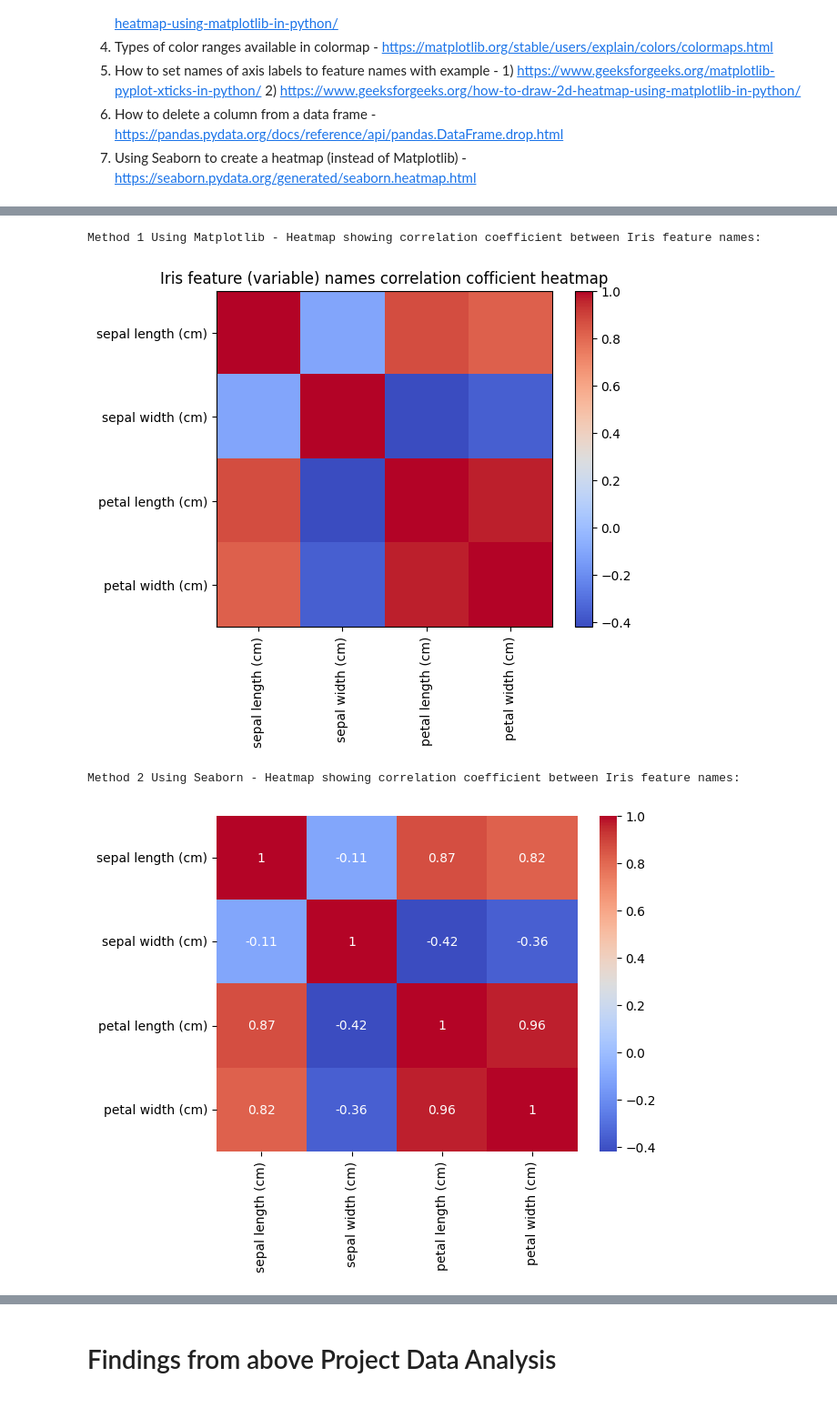
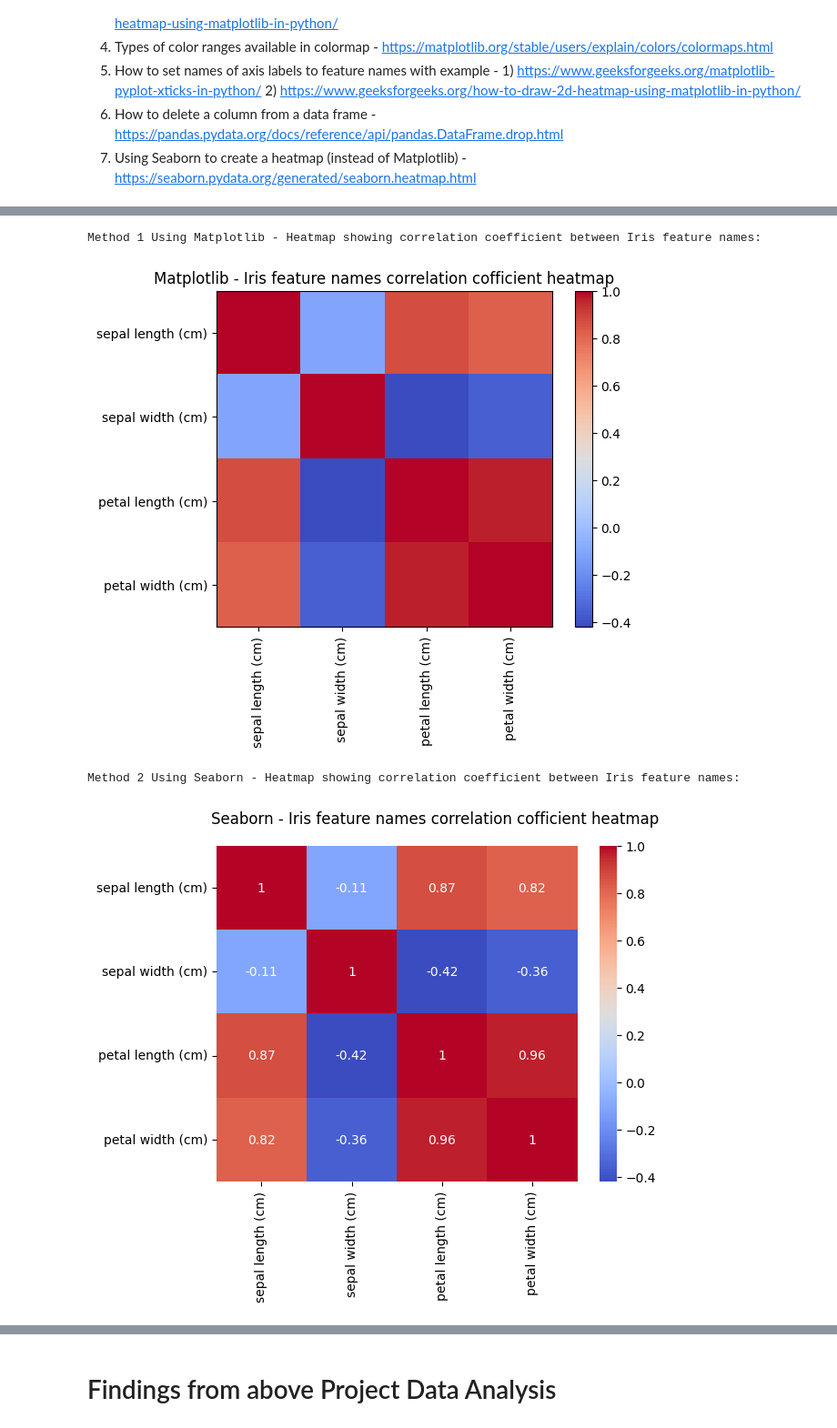
Before and after one commit to Hugo-van-Zyl/pands-project, a Jupyter notebook: analysis.ipynb, the cells around one changed output, grey strips where cells are left out. Shown at 91% size. Drawn from its saved outputs; the diff is of its cells as text; code cells hidden in the pictures.

```diff
--- a/analysis.ipynb
+++ b/analysis.ipynb
@@ -173,36 +173,37 @@ Calculating the correlation coefficients aims to investigate of any of the varia
 # %%
 dft_Irisadj = dft_Iris.drop(["species"], axis = 1) # use drop function to delete the species names from the dataframe as this function calculates all correlation cofficients between the columns. As the species is just a name, it will have to be removed otherwise I will get an error
 Iris_correlation = dft_Irisadj.corr(method = "pearson") # use pandas df.corr() function to compute the correlation cofficient between feutures & pearson = standard correlation coefficient.
 #Note I have used df_Iris instead of dft_Iris to exclude the species names (task only said correlation between feature names)
 print("Output dataframe showing correlation coefficient between Iris feature names:") # heading
 display(Iris_correlation) #test to display valid output
 
-# Method 1 of using data above and transferring to heatmap using Matplotlib
+# Method 1 of using data above and transferring to heatmap using Matplotlib (I included this in case the moderater feels I am using too much of seaborn)
 print("\nMethod 1 Using Matplotlib - Heatmap showing correlation coefficient between Iris feature names:") # heading
 plt.imshow(Iris_correlation, cmap="coolwarm") # use matplotlib imshow function to create the heatmap
 plt.colorbar() # add color coded bar to show what value range is represented by each color
-plt.title("Iris feature (variable) names correlation cofficient heatmap") # add plot title
+plt.title("Matplotlib - Iris feature names correlation cofficient heatmap") # add plot title
 
-# Now update the plot to replace values with feature names
+# Now update the plot to replace values with feature names (spread evenly over the range)
 plt.xticks(np.arange(len(Variable_names)), Variable_names, rotation = "vertical") # use function to replace x values with feature names. Use np.arange to return evenly spaced values for range
 plt.yticks(np.arange(len(Variable_names)), Variable_names) # use function to replace y values with feature names. Use np.arange to return evenly spaced values for range
 
 plt.show() # show active plots
 
 # Method 2 of using data above and transferring to heatmap using Seaborn (easier method)
 # I will use Method 2 just to confirm my heatmap in Method 1 is indeed correct
 print("\nMethod 2 Using Seaborn - Heatmap showing correlation coefficient between Iris feature names:") # heading
 Seaborn_heatmap = sns.heatmap(Iris_correlation, cmap = "coolwarm", annot = True) # use sns.heatmap function to plot a heatmap using the values from the correlation matrix above
-
+plt.suptitle("Seaborn - Iris feature names correlation cofficient heatmap", y=0.96, fontsize=12) # Add title and make position that it doesnt clash with other plots
+plt.show(Seaborn_heatmap)
 # Using these 2 methods we can see the end result is the same. The improvement on the Seaborn heatmap is that it shows the values of the correlation coefficient in each block
 # %% [output]
 Output dataframe showing correlation coefficient between Iris feature names:
 |  | sepal length (cm) | sepal width (cm) | petal length (cm) | petal width (cm) |
 | sepal length (cm) | 1.000000 | -0.109369 | 0.871754 | 0.817954 |
 | sepal width (cm) | -0.109369 | 1.000000 | -0.420516 | -0.356544 |
 | petal length (cm) | 0.871754 | -0.420516 | 1.000000 | 0.962757 |
 | petal width (cm) | 0.817954 | -0.356544 | 0.962757 | 1.000000 |
 Method 1 Using Matplotlib - Heatmap showing correlation coefficient between Iris feature names:
-[figure, old version]
+[figure, new version]
 Method 2 Using Seaborn - Heatmap showing correlation coefficient between Iris feature names:
-[figure, old version]
+[figure, new version]
```
Also changed, not shown: parts of 2 cells of this notebook.
